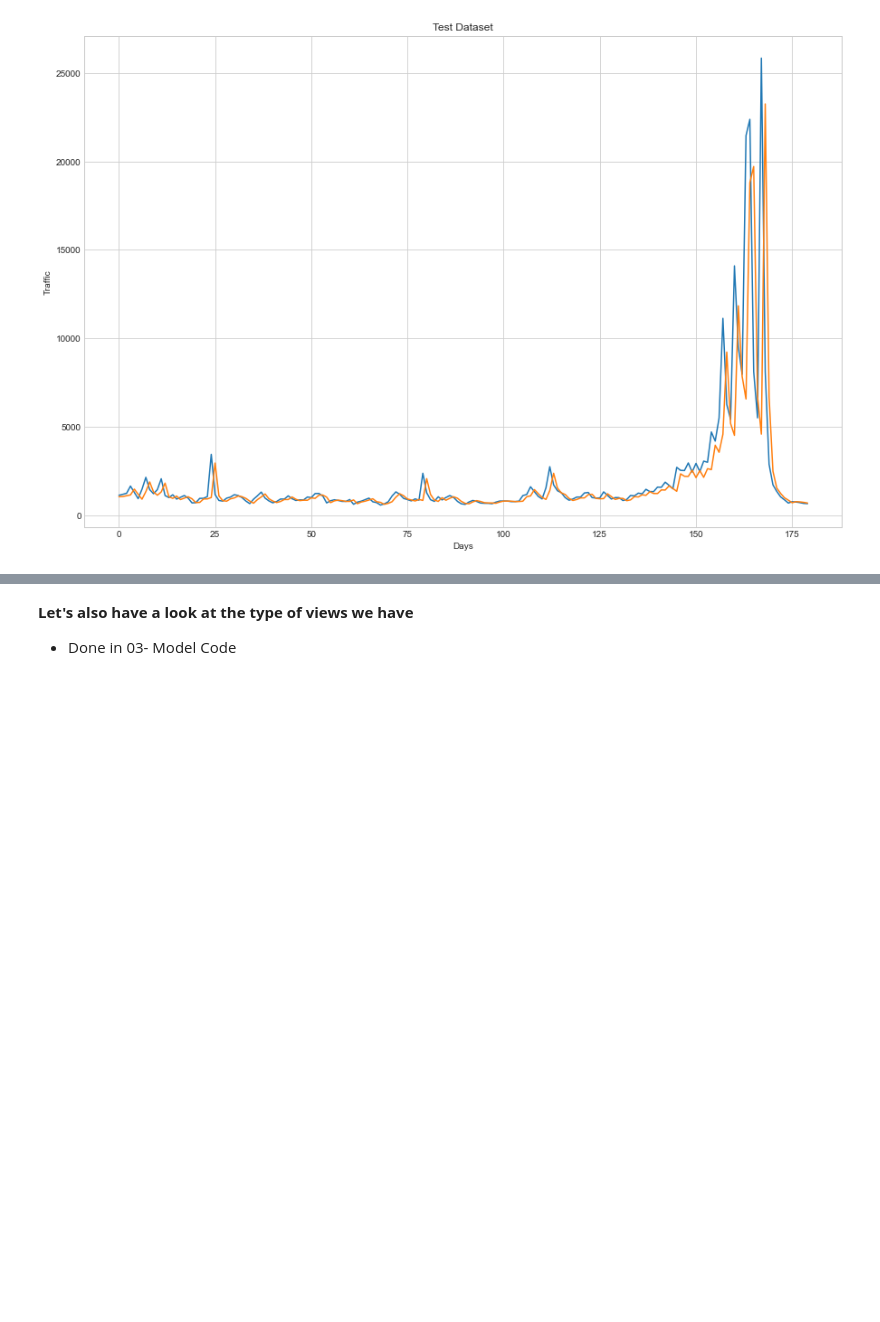
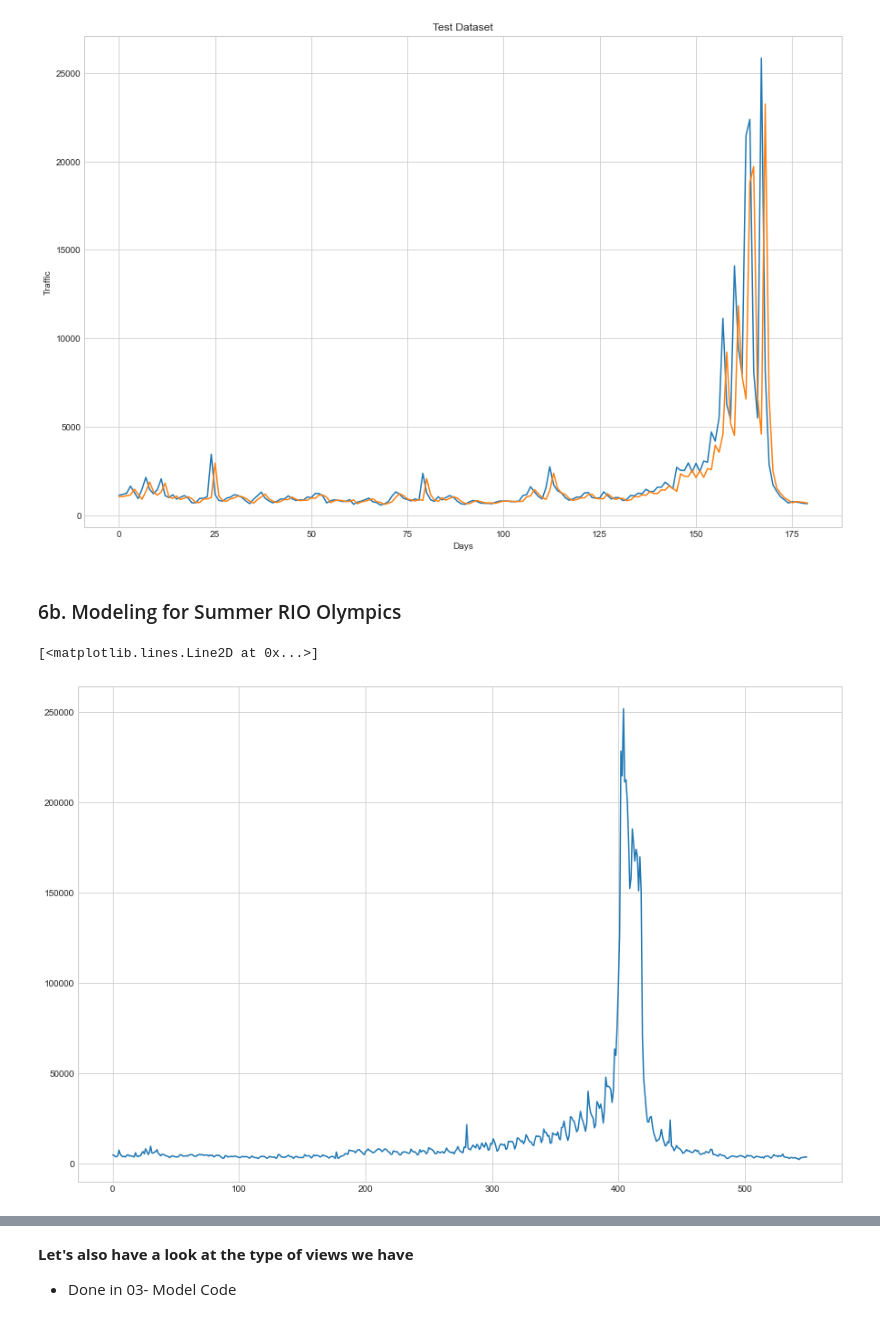
Before and after one commit to thisisdevanshi/MSCA-31006-TimeSeries-Team-Project, a Jupyter notebook: Scripts/01_LSTM.ipynb, the cells around one changed output, grey strips where cells are left out. Saved outputs shown, nothing was run; the diff lists cells and outputs as text; code cells hidden in the pictures; blank space fills up the shorter version.

```diff
--- a/Scripts/01_LSTM.ipynb
+++ b/Scripts/01_LSTM.ipynb
@@ -463,3 +463,11 @@ plt.xlabel("Days")
 # %% [output]
 Text(0.5, 0, 'Days')
 [figure]
+# %% [markdown]
+### 6b. Modeling for Summer RIO Olympics
+# %%
+LSTM_input=train_1.iloc[12186,:]
+plt.plot(LSTM_input[1:].values)
+# %% [output]
+[<matplotlib.lines.Line2D at 0x...>]
+[figure, added]
```
Also changed, not shown: parts of 13 cells of this notebook, 2 other files.
